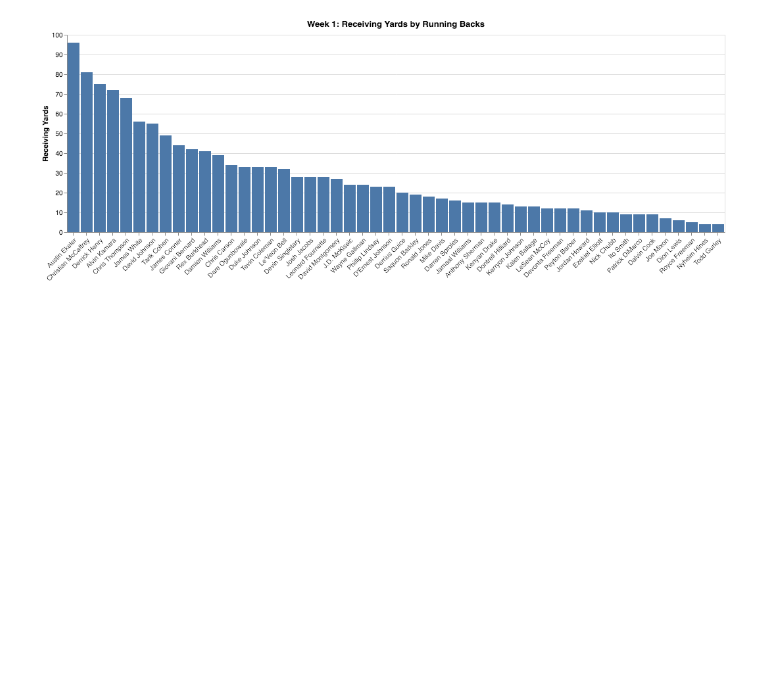
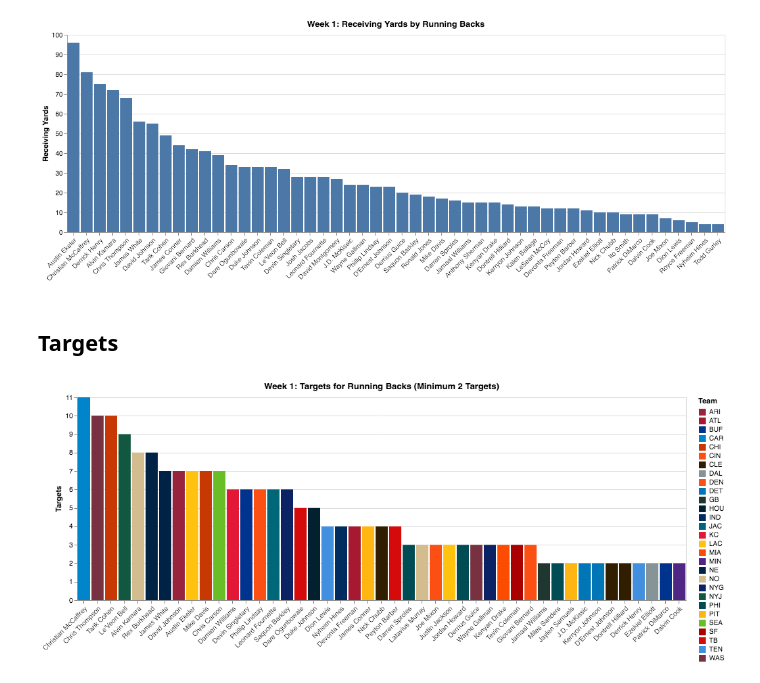
Before and after one commit to sarthakbatragatech/FantasyFootballVisualizer2019, a Jupyter notebook: plot_data.ipynb, the cells around one changed output. Cells and saved outputs as stored; diff of their text form; code cells hidden in the pictures; blank space fills up the shorter version.

Commit message:
Generated plots for RB targets

```diff
--- a/plot_data.ipynb
+++ b/plot_data.ipynb
@@ -22,5 +22,6 @@ df.head()
 # %%
-data = df[['Player', 'Team', 'ReceivingYards']]
+data = df[['Player', 'Team', 'Targets']]
+data = data.loc[data.Targets > 1]
 # %%
 # Create sorted list of teams in dataframe
 # Data is defined below, above charts
@@ -63,14 +64,14 @@ color_codes = [
     '#006778', #JAC
     '#E31837', #KC
     '#FFC20E', #LAC
-    '#866D4B', #LAR
+    # '#866D4B', #LAR
     '#FC4C02', #MIA
     '#4F2683', #MIN
     '#002244', #NE
     '#D3BC8D', #NO
     '#0B2265', #NYG
     '#125740', #NYJ
-    '#000000', #OAK
+    # '#000000', #OAK
     '#004C54', #PHI
     '#FFB612', #PIT
     '#69BE28', #SEA
@@ -300,3 +301,35 @@ chart
 [figure]
 # %%
 chart.save(PATH + 'plots/RB_receivingyards_plain.png', scale_factor=3.0)
+# %% [markdown]
+## Targets
+# %%
+data = df[['Player', 'Team', 'Targets']]
+data = data.loc[data.Targets > 1]
+# %%
+chart = alt.Chart(data).mark_bar().encode(
+    alt.Y(
+        'Targets:Q',
+        axis = alt.Axis(title = 'Targets')
+    ),
+    alt.X(
+        'Player:N',
+        sort = alt.EncodingSortField(
+            field = 'Targets',
+            op = 'sum',
+            order = 'descending'
+          ),
+        axis = alt.Axis(title = '', labelAngle = -45)
+    ),
+    color = alt.Color(
+        'Team:N',
+        scale = alt.Scale(
+            domain = teams,
+            range = color_codes
+        )
+    )
+).properties(title = 'Week 1: Targets for Running Backs (Minimum 2 Targets)')
+# %%
+chart
+# %% [output]
+[figure, added]
```
Also changed, not shown: parts of 6 cells of this notebook, 5 other files.
